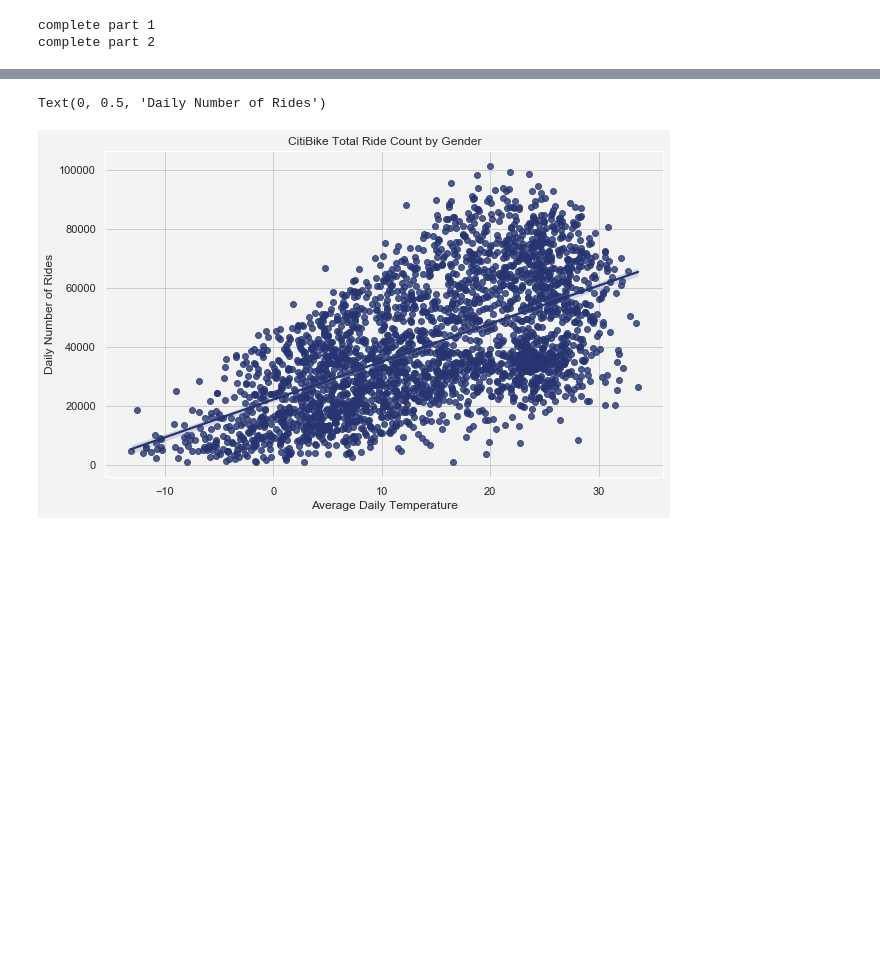
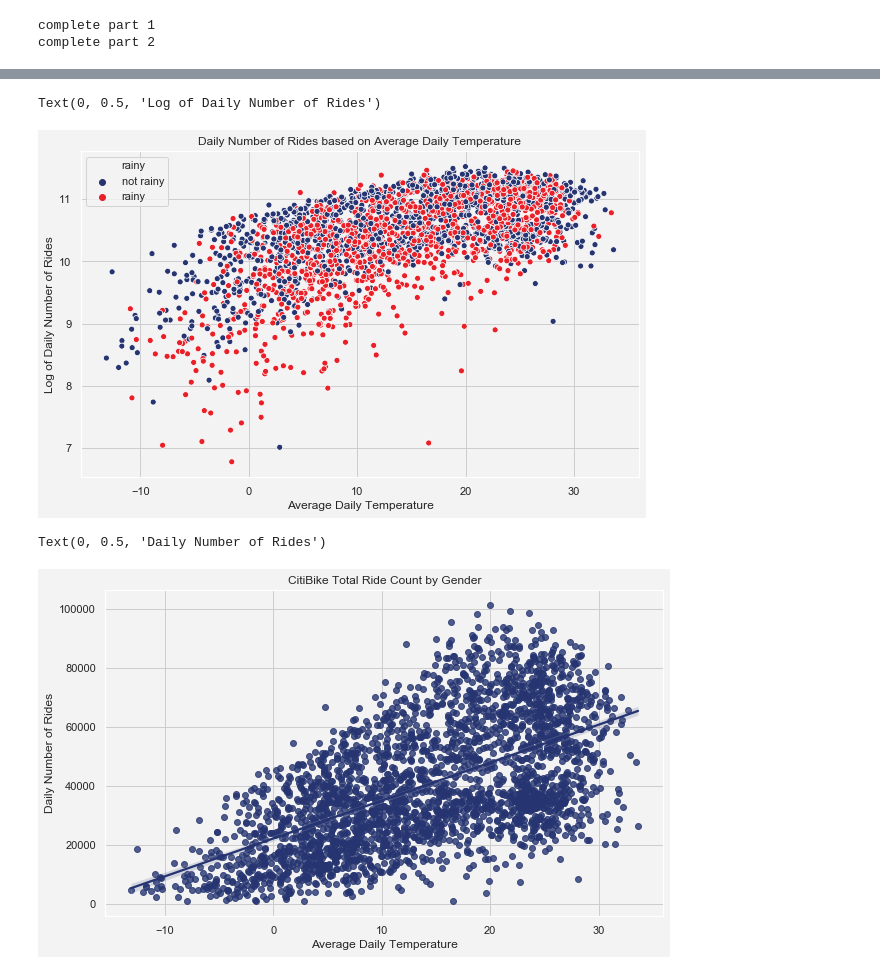
Before and after one commit to evan-kiolbassa/citibike, a Jupyter notebook: EDA/EDA_Weather.ipynb, the cells around one changed output, grey strips where cells are left out. Saved outputs shown, nothing was run; the diff lists cells and outputs as text; code cells hidden in the pictures; blank space fills up the shorter version.

```diff
--- a/EDA/EDA_Weather.ipynb
+++ b/EDA/EDA_Weather.ipynb
@@ -275,3 +174,15 @@ combined
+# %%
+sns.set(rc={'axes.facecolor':'#f3f3f3', 'figure.facecolor':'#f3f3f3', 'grid.color': '#cdcdcd'})
+colors = ["#263571", "#ea2029", "#ea2029"]
+sns.set_palette(sns.color_palette(colors))
+plt.figure(figsize = (10,6))
+fig = sns.scatterplot(x = 'TMP_mean', y = Y, hue = 'rainy', data = combined)
+fig.set_title('Daily Number of Rides based on Average Daily Temperature', fontsize=12)
+fig.set_xlabel('Average Daily Temperature', fontsize=12)
+fig.set_ylabel('Log of Daily Number of Rides', fontsize=12)
+# %% [output]
+Text(0, 0.5, 'Log of Daily Number of Rides')
+[figure, added]
 # %%
 sns.set(rc={'axes.facecolor':'#f3f3f3', 'figure.facecolor':'#f3f3f3', 'grid.color': '#cdcdcd'})
 colors = ["#263571", "#263571", "#ea2029"]
```
Also changed, not shown: parts of 56 cells of this notebook, 2 other files.
